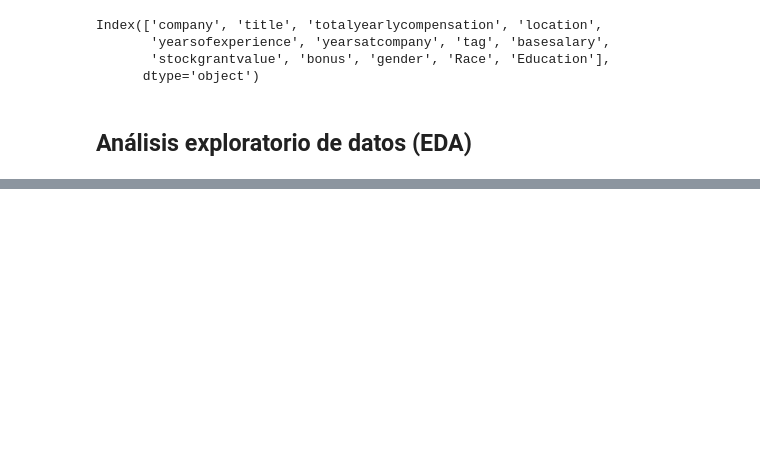
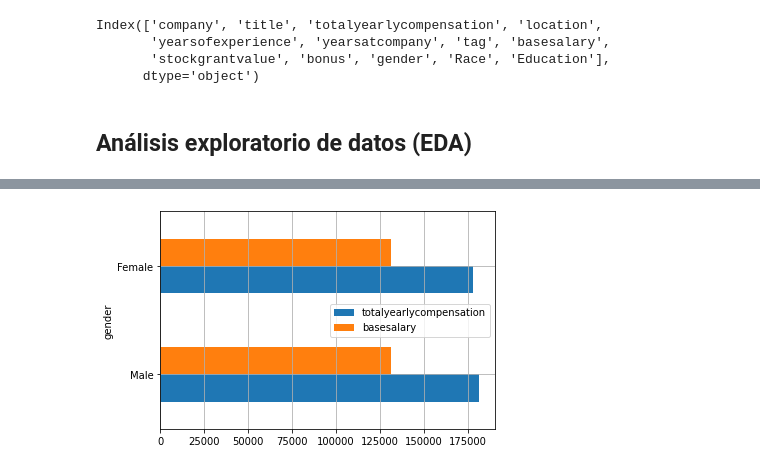
Before and after one commit to jspm07/PythonAnalytics, a Jupyter notebook: src/eda1.ipynb, the cells around one changed output, grey strips where cells are left out. Drawn from its saved outputs; the diff is of its cells as text; code cells hidden in the pictures; blank space fills up the shorter version.

```diff
--- a/src/eda1.ipynb
+++ b/src/eda1.ipynb
@@ -32,0 +34,4 @@ Index(['company', 'title', 'totalyearlycompensation', 'location',
+# %%
+#Según el género
+df_gender = df.groupby('gender').agg({"totalyearlycompensation":"mean", "basesalary":"mean"})
+df_gender
@@ -33 +45,5 @@ Index(['company', 'title', 'totalyearlycompensation', 'location',
+# %%
+df_gender.loc[['Male','Female']].plot.barh().grid()
+# %% [output]
+[figure, added]
 # %%
```
Also changed, not shown: parts of 23 cells of this notebook.
